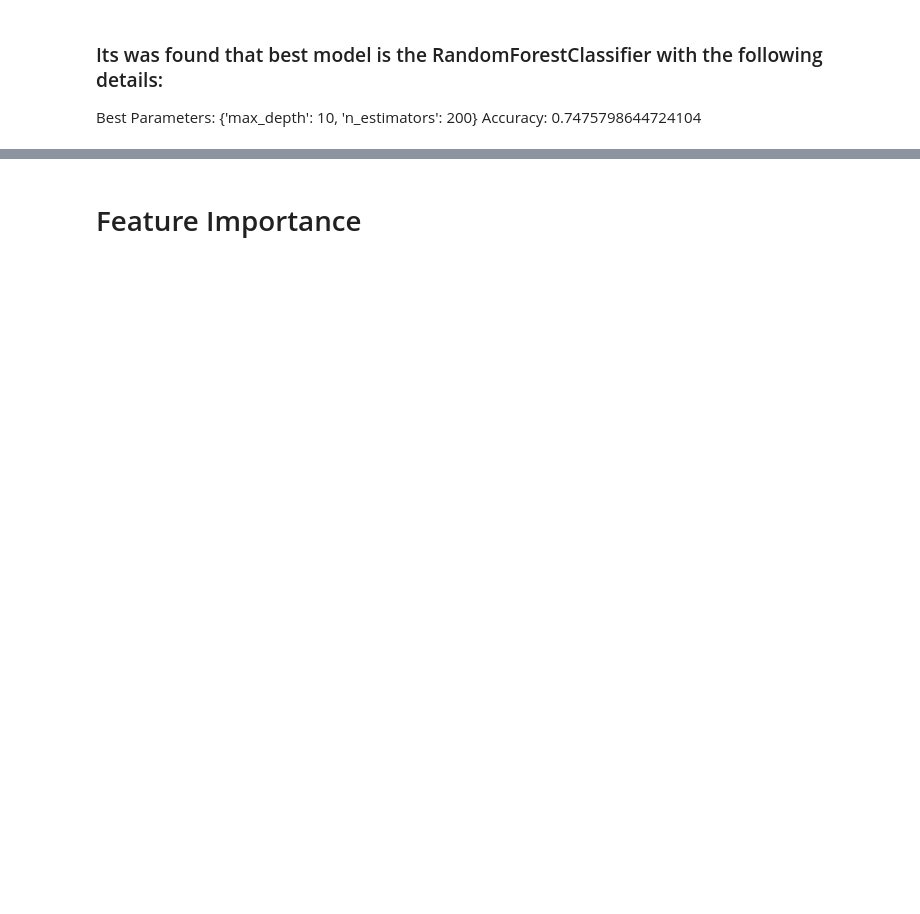
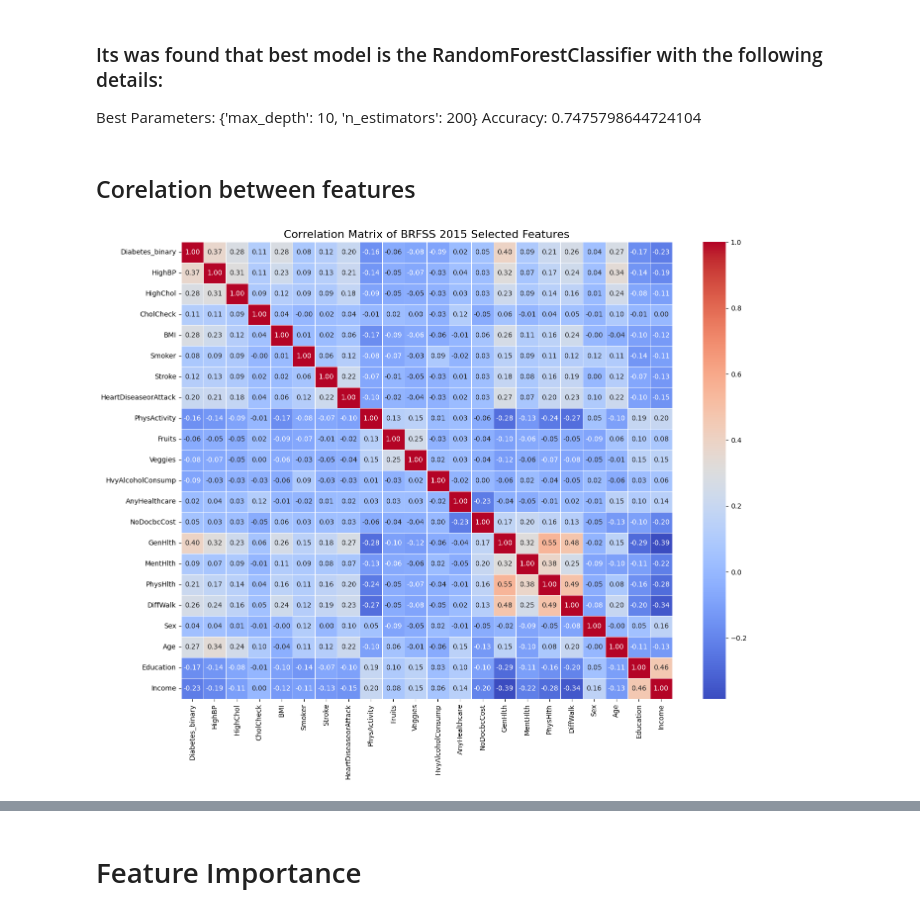
Before and after one commit to bolfosu/diabetes_risk_factors, a Jupyter notebook: diabetes_risk_factors.ipynb, the cells around one changed output, grey strips where cells are left out. Cells and saved outputs as stored; diff of their text form; code cells hidden in the pictures; blank space fills up the shorter version.

Commit message:
aded corelation between features and between features and target

```diff
--- a/diabetes_risk_factors.ipynb
+++ b/diabetes_risk_factors.ipynb
@@ -256,5 +280,39 @@ brfss_df_selected = brfss_df_selected[brfss_df_selected.INCOME2 != 77]
 brfss_df_selected = brfss_df_selected[brfss_df_selected.INCOME2 != 99]
 brfss_df_selected.INCOME2.unique()
 
+# MENTHLTH
+# already in days so keep that, scale will be 0-30
+# change 88 to 0 because it means none (no bad mental health days)
+# remove 77 and 99 for don't know not sure and refused
+brfss_df_selected['MENTHLTH'] = brfss_df_selected['MENTHLTH'].replace({88:0})
+brfss_df_selected = brfss_df_selected[brfss_df_selected.MENTHLTH != 77]
+brfss_df_selected = brfss_df_selected[brfss_df_selected.MENTHLTH != 99]
+brfss_df_selected.MENTHLTH.unique()
+
+# PHYSHLTH
+# already in days so keep that, scale will be 0-30
+# change 88 to 0 because it means none (no bad mental health days)
+# remove 77 and 99 for don't know not sure and refused
+brfss_df_selected['PHYSHLTH'] = brfss_df_selected['PHYSHLTH'].replace({88:0})
+brfss_df_selected = brfss_df_selected[brfss_df_selected.PHYSHLTH != 77]
+brfss_df_selected = brfss_df_selected[brfss_df_selected.PHYSHLTH != 99]
+brfss_df_selected.PHYSHLTH.unique()
+
+# MEDCOST
+# Change 2 to 0 for no, 1 is already yes
+# remove 7 for don/t know and 9 for refused
+brfss_df_selected['MEDCOST'] = brfss_df_selected['MEDCOST'].replace({2:0})
+brfss_df_selected = brfss_df_selected[brfss_df_selected.MEDCOST != 7]
+brfss_df_selected = brfss_df_selected[brfss_df_selected.MEDCOST != 9]
+brfss_df_selected.MEDCOST.unique()
+
+# HLTHPLN1
+# 1 is yes, change 2 to 0 because it is No health care access
+# remove 7 and 9 for don't know or refused
+brfss_df_selected['HLTHPLN1'] = brfss_df_selected['HLTHPLN1'].replace({2:0})
+brfss_df_selected = brfss_df_selected[brfss_df_selected.HLTHPLN1 != 7]
+brfss_df_selected = brfss_df_selected[brfss_df_selected.HLTHPLN1 != 9]
+brfss_df_selected.HLTHPLN1.unique()
+
 brfss_df_selected.shape
 # %% [output]
@@ -270,7 +328,8 @@ brfss = brfss_df_selected.rename(columns = {'DIABETE3':'Diabetes_012',
                                          '_TOTINDA':'PhysActivity',
                                          '_FRTLT1':'Fruits', '_VEGLT1':"Veggies",
                                          '_RFDRHV5':'HvyAlcoholConsump',
-                                         'GENHLTH':'GenHlth',  'DIFFWALK':'DiffWalk',
+                                         'HLTHPLN1':'AnyHealthcare', 'MEDCOST':'NoDocbcCost',
+                                         'GENHLTH':'GenHlth', 'MENTHLTH':'MentHlth', 'PHYSHLTH':'PhysHlth', 'DIFFWALK':'DiffWalk',
                                          'SEX':'Sex', '_AGEG5YR':'Age', 'EDUCA':'Education', 'INCOME2':'Income' })
 # %%
 brfss.groupby(['Diabetes_012']).size()
@@ -469,3 +542,15 @@ weighted avg       0.73      0.73      0.73     16528
 ### Its was found that  best model is the RandomForestClassifier with the following details:
  Best Parameters: {'max_depth': 10, 'n_estimators': 200}
  Accuracy: 0.7475798644724104
+# %% [markdown]
+## Corelation between features
+# %%
+
+# Calculate the correlation matrix
+correlation_matrix = brfss_5050.corr()
+plt.figure(figsize=(16, 12))
+sns.heatmap(correlation_matrix, annot=True, cmap='coolwarm', fmt='.2f', linewidths=0.5)
+plt.title('Correlation Matrix of BRFSS 2015 Selected Features', fontsize=16)
+plt.show()
+# %% [output]
+[figure, added]
```
Also changed, not shown: parts of 16 cells of this notebook.
